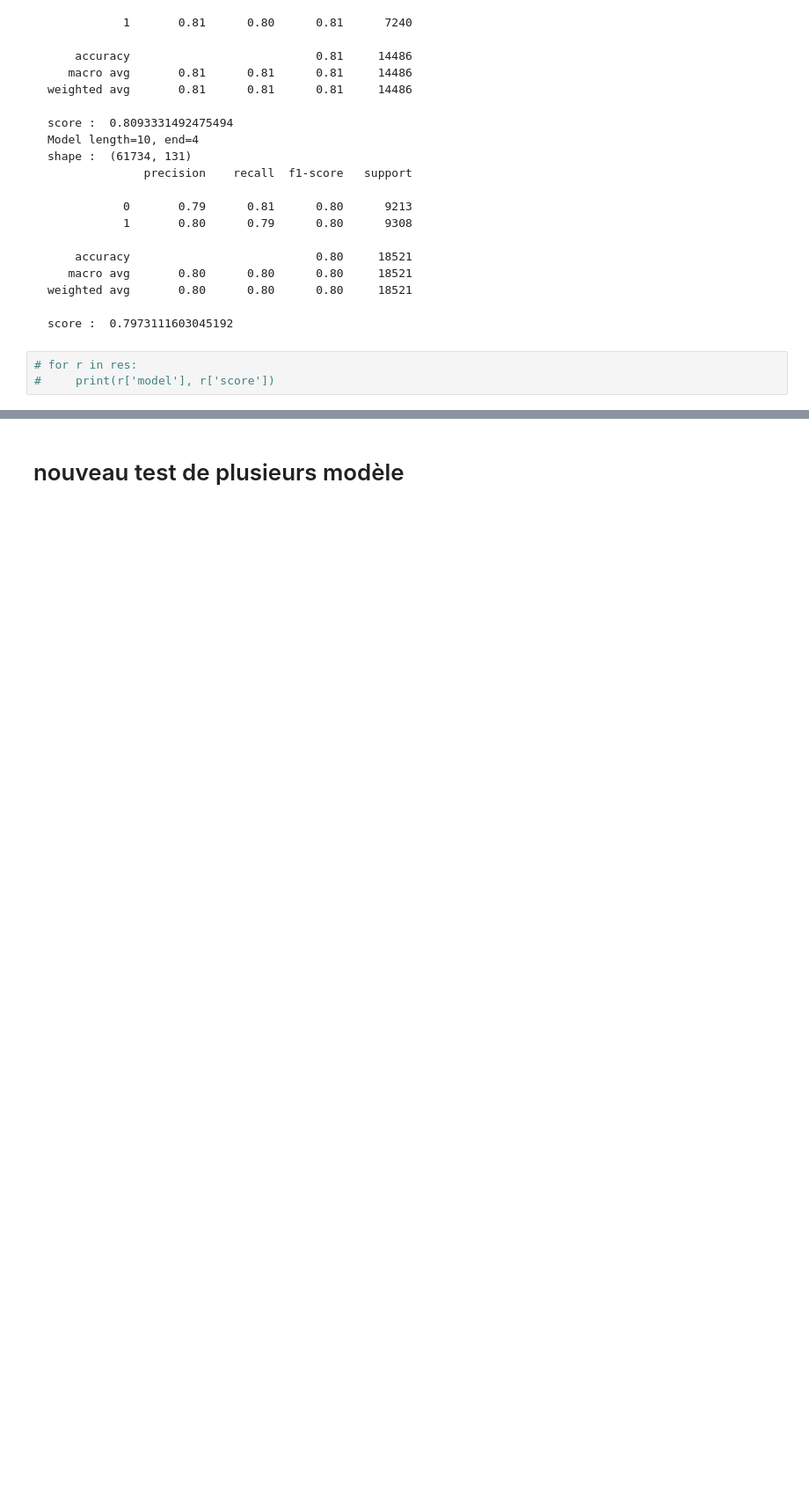
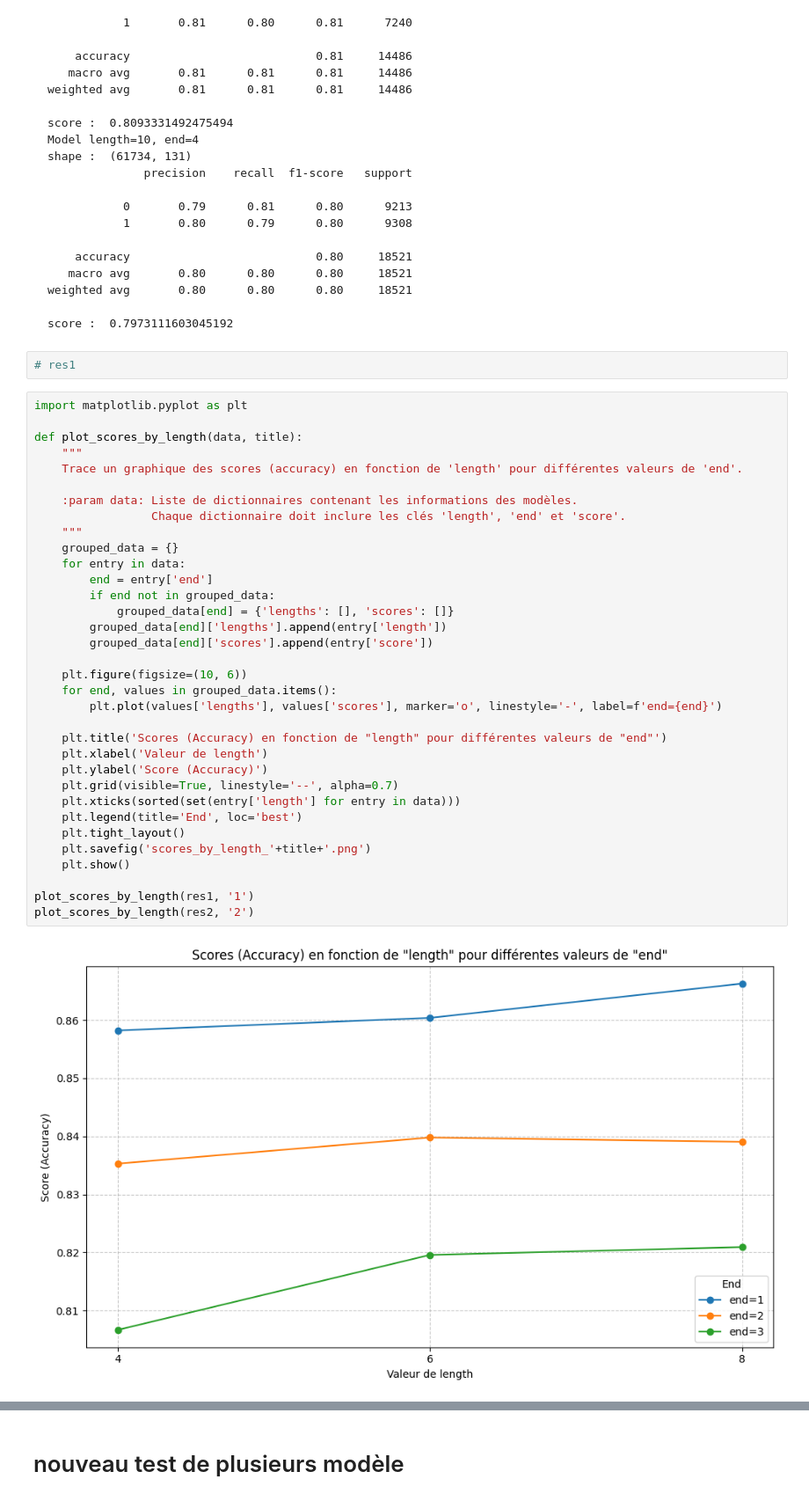
Before and after one commit to pargass/projet_fin_de_phrases_musicales, a Jupyter notebook: musique.ipynb, the cells around one changed output, grey strips where cells are left out. Shown: that part at 88% size. Cells and saved outputs as stored; diff of their text form; blank space fills up the shorter version.

````diff
--- a/musique.ipynb
+++ b/musique.ipynb
@@ -1348,6 +1576,41 @@ weighted avg       0.80      0.80      0.80     18521
 
 score :  0.7973111603045192
 ```
-# %%
-# for r in res:
-#     print(r['model'], r['score'])
+# %%
+# res1
+# %%
+import matplotlib.pyplot as plt
+
+def plot_scores_by_length(data, title):
+    """
+    Trace un graphique des scores (accuracy) en fonction de 'length' pour différentes valeurs de 'end'.
+
+    :param data: Liste de dictionnaires contenant les informations des modèles.
+                 Chaque dictionnaire doit inclure les clés 'length', 'end' et 'score'.
+    """
+    grouped_data = {}
+    for entry in data:
+        end = entry['end']
+        if end not in grouped_data:
+            grouped_data[end] = {'lengths': [], 'scores': []}
+        grouped_data[end]['lengths'].append(entry['length'])
+        grouped_data[end]['scores'].append(entry['score'])
+
+    plt.figure(figsize=(10, 6))
+    for end, values in grouped_data.items():
+        plt.plot(values['lengths'], values['scores'], marker='o', linestyle='-', label=f'end={end}')
+
+    plt.title('Scores (Accuracy) en fonction de "length" pour différentes valeurs de "end"')
+    plt.xlabel('Valeur de length')
+    plt.ylabel('Score (Accuracy)')
+    plt.grid(visible=True, linestyle='--', alpha=0.7)
+    plt.xticks(sorted(set(entry['length'] for entry in data)))
+    plt.legend(title='End', loc='best')
+    plt.tight_layout()
+    plt.savefig('scores_by_length_'+title+'.png')
+    plt.show()
+
+plot_scores_by_length(res1, '1')
+plot_scores_by_length(res2, '2')
+# %% [output]
+[figure, added]
````
Also changed, not shown: parts of 84 cells of this notebook, 39 other files.
